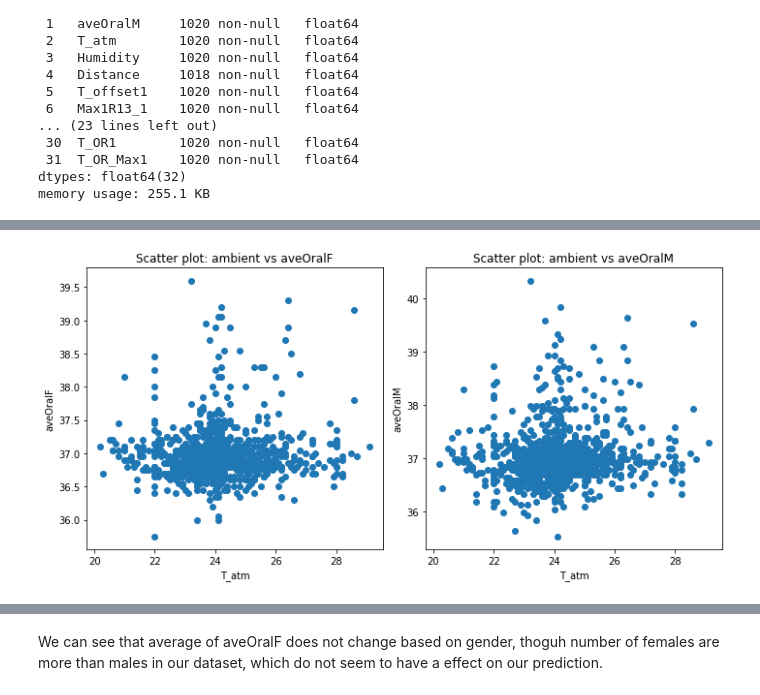
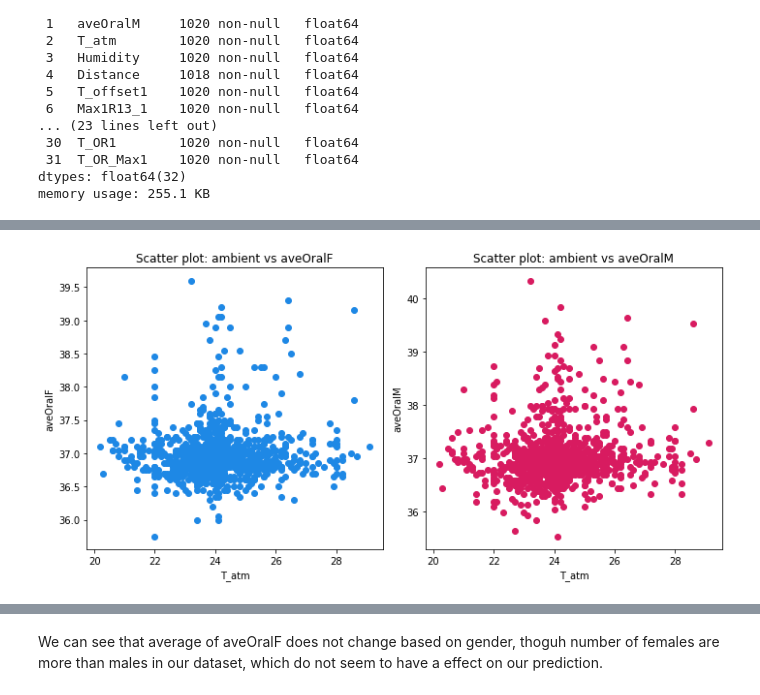
Before and after one commit to romthevacuousspider/Infrared-Thermography-Temperature-ML-coursework-1-, a Jupyter notebook: 1.ipynb, the cells around one changed output, grey strips where cells are left out. Saved outputs shown, nothing was run; the diff lists cells and outputs as text; code cells hidden in the pictures.

```diff
--- a/1.ipynb
+++ b/1.ipynb
@@ -141,3 +145,9 @@ Features DataFrame:
+# %%
+import pandas as pd
+ids_df = pd.read_csv('ids_dataframe.csv')
+features_df = pd.read_csv('features_df.csv')
+targets_df = pd.read_csv('targets_df.csv')
+original_df = pd.read_csv('original_df')
 # %%
 targets_df
 # %% [output]
@@ -349,3 +418,5 @@ numeric_df = original_df.drop(columns=["SubjectID", "Gender", "Age", "Ethnicity"
+# %%
+numeric_df = pd.read_csv('numeric_df.csv')
 # %%
 numeric_df.info()
 # %% [output]
@@ -366,3 +437,24 @@ Data columns (total 32 columns):
  31  T_OR_Max1    1020 non-null   float64
 dtypes: float64(32)
 memory usage: 255.1 KB
+# %%
+from sklearn.preprocessing import OneHotEncoder
+import pandas as pd
+
+def one_hot_encode_column(df1, df2, column_name, new_column_name):
+    # Create OneHotEncoder object
+    encoder = OneHotEncoder(sparse_output=False)
+
+    # Fit and transform the encoder on df1
+    encoded_column = encoder.fit_transform(df1[[column_name]])
+
+    # Convert the transformed column into a DataFrame
+    encoded_df = pd.DataFrame(encoded_column)
+
+    # Rename the columns
+    encoded_df.columns = [new_column_name + "_" + str(i) for i in range(encoded_df.shape[1])]
+
+    # Concatenate the encoded column with df2
+    df2 = pd.concat([df2, encoded_df], axis=1)
+
+    return df2
@@ -368,0 +477,4 @@ memory usage: 255.1 KB
+# %%
+numeric_df = one_hot_encode_column(original_df, numeric_df, 'Gender', 'Gender_Encoded')
+numeric_df = one_hot_encode_column(original_df, numeric_df, 'Age', 'Age_Encoded')
+numeric_df = one_hot_encode_column(original_df, numeric_df, 'Ethnicity', 'Ethnicity_Encoded')
@@ -369,22 +497,22 @@ memory usage: 255.1 KB
 # %%
 import matplotlib.pyplot as plt
 
 # Scatter plot of a numerical feature vs target variable
 plt.figure(figsize=(10, 5))
 
 plt.subplot(1, 2, 1)
-plt.scatter(original_df['T_atm'], original_df['aveOralF'])
+plt.scatter(numeric_df['T_atm'], numeric_df['aveOralF'], color='#1E88E5')
 plt.title('Scatter plot: ambient vs aveOralF')
 plt.xlabel('T_atm')
 plt.ylabel('aveOralF')
 
 plt.subplot(1, 2, 2)
-plt.scatter(original_df['T_atm'], original_df['aveOralM'])
+plt.scatter(numeric_df['T_atm'], numeric_df['aveOralM'], color='#D81B60')
 plt.title('Scatter plot: ambient vs aveOralM')
 plt.xlabel('T_atm')
 plt.ylabel('aveOralM')
 
 plt.tight_layout()
 plt.show()
 # %% [output]
-[figure, old version]
+[figure, new version]
```
Also changed, not shown: parts of 137 cells of this notebook.
